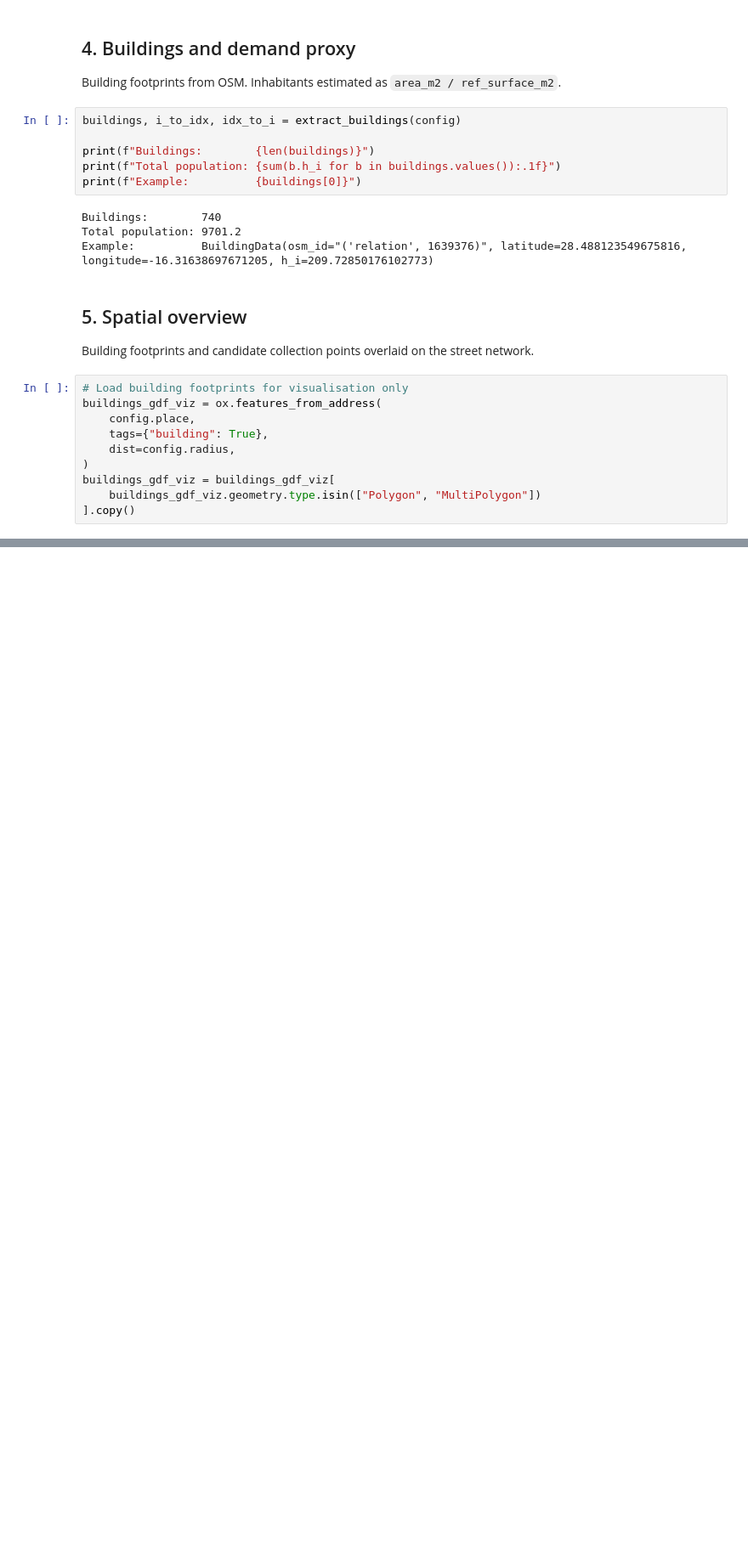
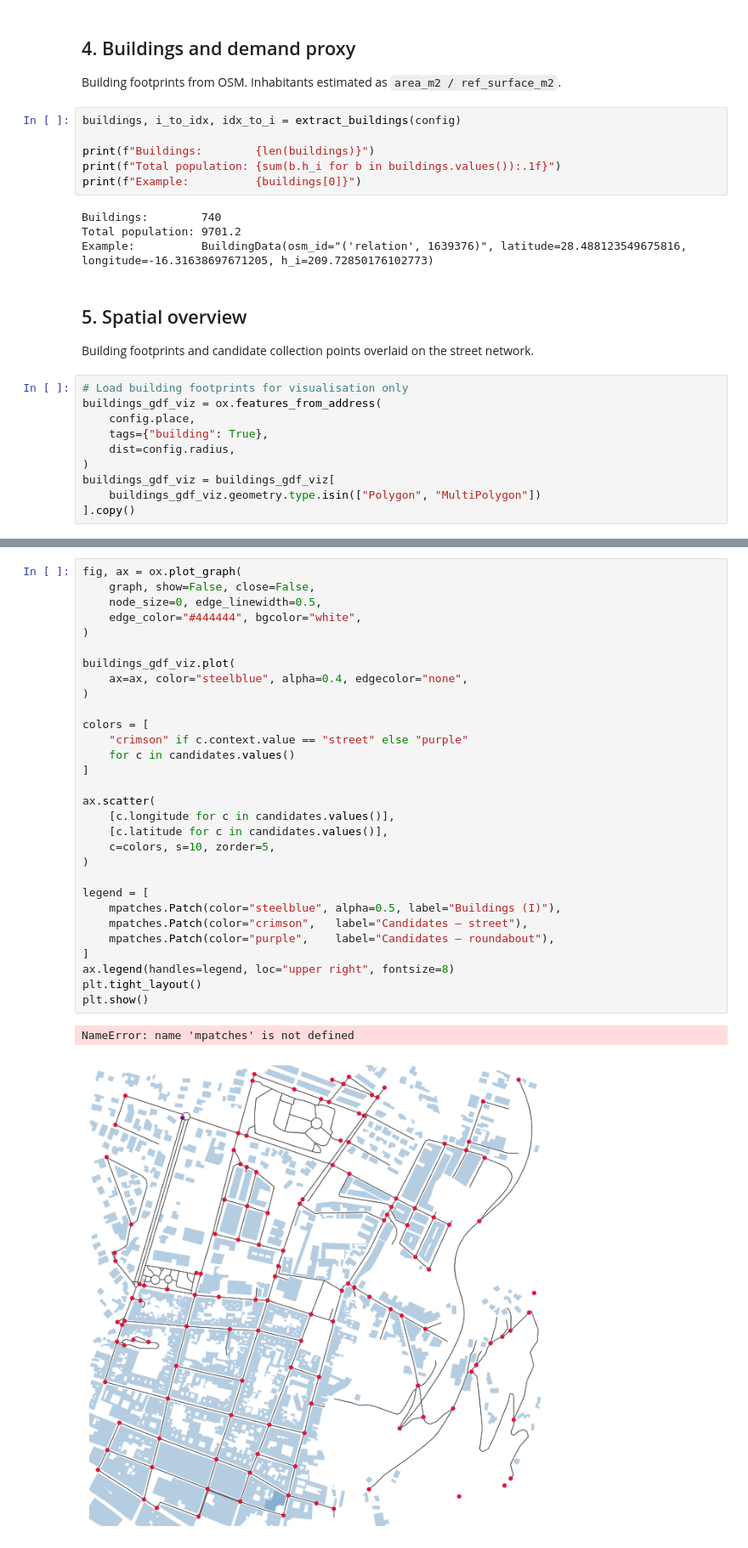
Before and after one commit to Guillermo-Gonzalez-Pineda/TFG-Optimizacion-Residuos, a Jupyter notebook: notebooks/00_generacion.ipynb, the cells around one changed output, grey strips where cells are left out. Shown at 85% size. Drawn from its saved outputs; the diff is of its cells as text; blank space fills up the shorter version.

```diff
--- a/notebooks/00_generacion.ipynb
+++ b/notebooks/00_generacion.ipynb
@@ -132,0 +174,33 @@ plt.show()
+# %%
+fig, ax = ox.plot_graph(
+    graph, show=False, close=False,
+    node_size=0, edge_linewidth=0.5,
+    edge_color="#444444", bgcolor="white",
+)
+
+buildings_gdf_viz.plot(
+    ax=ax, color="steelblue", alpha=0.4, edgecolor="none",
+)
+
+colors = [
+    "crimson" if c.context.value == "street" else "purple"
+    for c in candidates.values()
+]
+
+ax.scatter(
+    [c.longitude for c in candidates.values()],
+    [c.latitude for c in candidates.values()],
+    c=colors, s=10, zorder=5,
+)
+
+legend = [
+    mpatches.Patch(color="steelblue", alpha=0.5, label="Buildings (I)"),
+    mpatches.Patch(color="crimson",   label="Candidates — street"),
+    mpatches.Patch(color="purple",    label="Candidates — roundabout"),
+]
+ax.legend(handles=legend, loc="upper right", fontsize=8)
+plt.tight_layout()
+plt.show()
+# %% [output]
+NameError: name 'mpatches' is not defined
+[figure, added]
```
Also changed, not shown: parts of 11 cells of this notebook, 1 other file.
